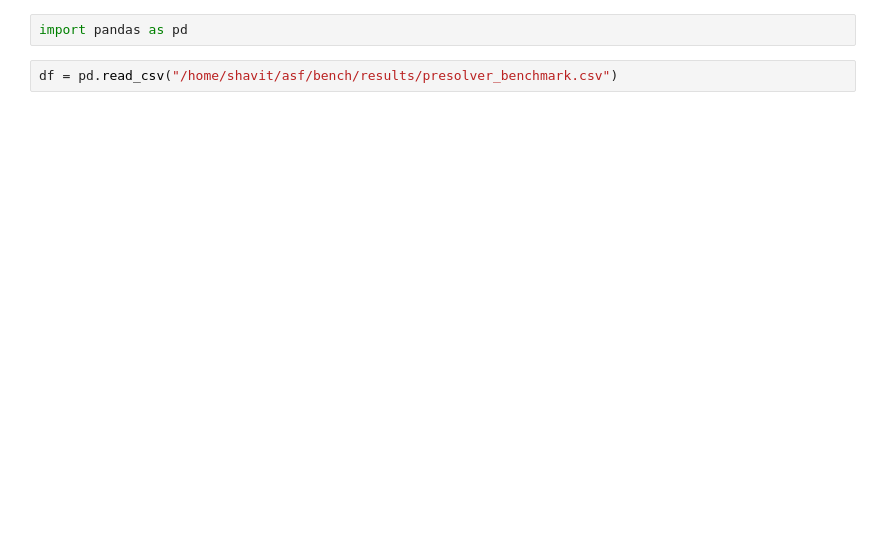
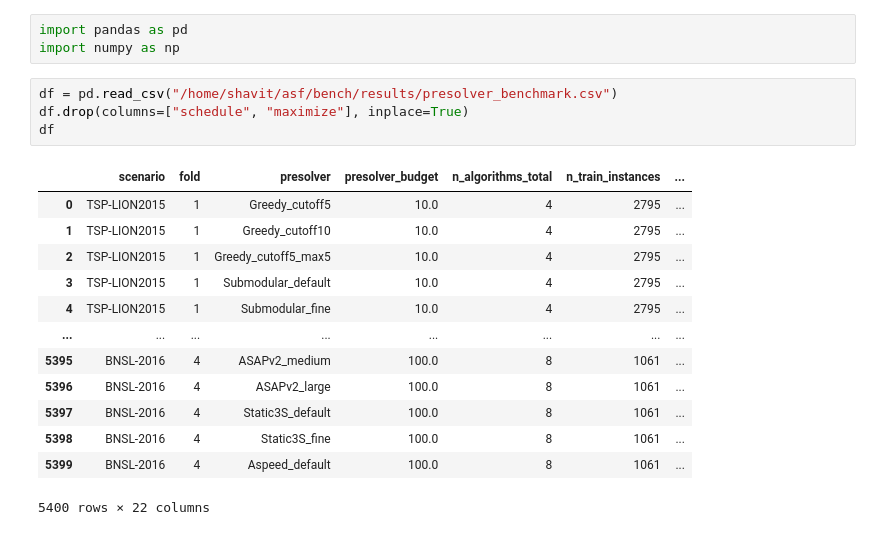
Before and after one commit to hadarshavit/asf, a Jupyter notebook: paper/analysis/analysis_pre_solver.ipynb, the cells around one changed output. Saved outputs shown, nothing was run; the diff lists cells and outputs as text; blank space fills up the shorter version.

```diff
--- a/paper/analysis/analysis_pre_solver.ipynb
+++ b/paper/analysis/analysis_pre_solver.ipynb
@@ -1,5 +1,22 @@
 # %%
 import pandas as pd
+import numpy as np
 # %%
 df = pd.read_csv("/home/shavit/asf/bench/results/presolver_benchmark.csv")
+df.drop(columns=["schedule", "maximize"], inplace=True)
+df
+# %% [output]
+|  | scenario | fold | presolver | presolver_budget | n_algorithms_total | n_train_instances | ... |
+| 0 | TSP-LION2015 | 1 | Greedy_cutoff5 | 10.0 | 4 | 2795 | ... |
+| 1 | TSP-LION2015 | 1 | Greedy_cutoff10 | 10.0 | 4 | 2795 | ... |
+| 2 | TSP-LION2015 | 1 | Greedy_cutoff5_max5 | 10.0 | 4 | 2795 | ... |
+| 3 | TSP-LION2015 | 1 | Submodular_default | 10.0 | 4 | 2795 | ... |
+| 4 | TSP-LION2015 | 1 | Submodular_fine | 10.0 | 4 | 2795 | ... |
+| ... | ... | ... | ... | ... | ... | ... | ... |
+| 5395 | BNSL-2016 | 4 | ASAPv2_medium | 100.0 | 8 | 1061 | ... |
+| 5396 | BNSL-2016 | 4 | ASAPv2_large | 100.0 | 8 | 1061 | ... |
+| 5397 | BNSL-2016 | 4 | Static3S_default | 100.0 | 8 | 1061 | ... |
+| 5398 | BNSL-2016 | 4 | Static3S_fine | 100.0 | 8 | 1061 | ... |
+| 5399 | BNSL-2016 | 4 | Aspeed_default | 100.0 | 8 | 1061 | ... |
+5400 rows × 22 columns
 # %%
```
Also changed, not shown: parts of 4 cells of this notebook, 8 other files.
